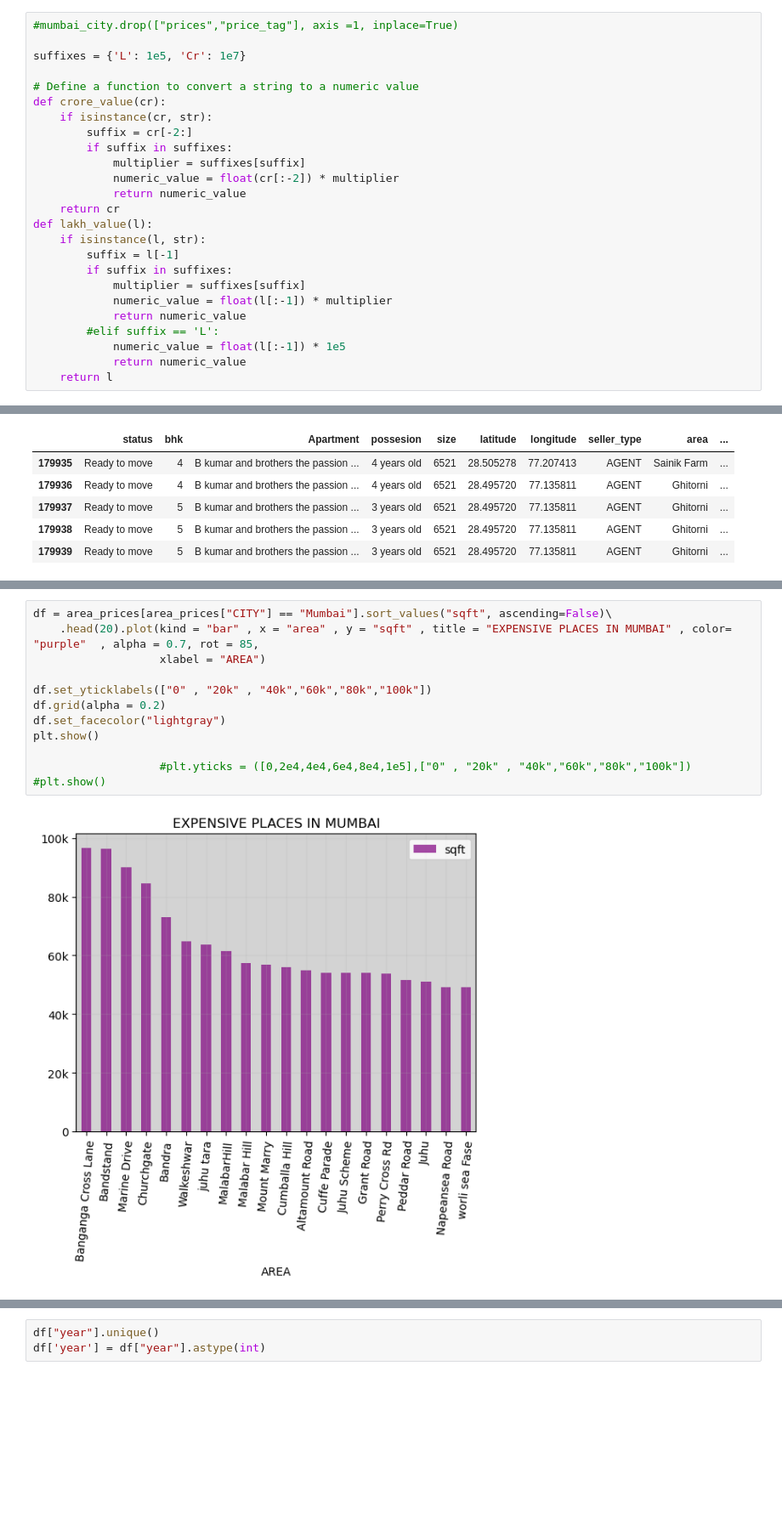
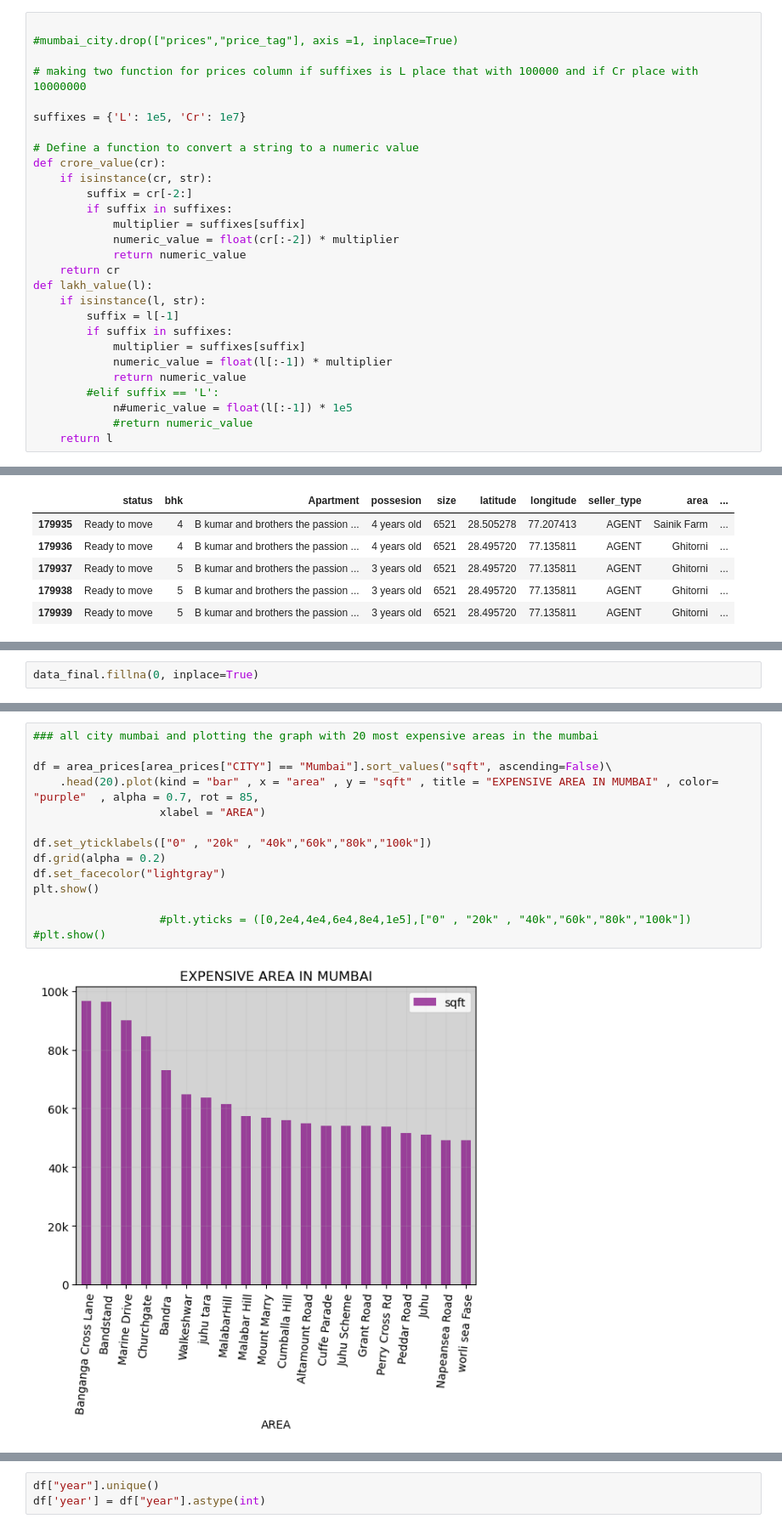
Before and after one commit to rishikeshwaghela/Python_ca2, a Jupyter notebook: final_ca2.ipynb, the cells around one changed output, grey strips where cells are left out. Shown at 85% size. Cells and saved outputs as stored; diff of their text form; blank space fills up the shorter version.

```diff
--- a/final_ca2.ipynb
+++ b/final_ca2.ipynb
@@ -84,5 +95,8 @@ delhi_city["PRICE"] = delhi_city["prices"].astype(str)+ delhi_city["price_tag"]"
 # %%
+
 #mumbai_city.drop(["prices","price_tag"], axis =1, inplace=True)
+
+# making two function for prices column if suffixes is L place that with 100000 and if Cr place with 10000000
 
 suffixes = {'L': 1e5, 'Cr': 1e7}
 
@@ -103,6 +117,6 @@ def lakh_value(l):
             numeric_value = float(l[:-1]) * multiplier
             return numeric_value
         #elif suffix == 'L':
-            numeric_value = float(l[:-1]) * 1e5
-            return numeric_value
+            n#umeric_value = float(l[:-1]) * 1e5
+            #return numeric_value
     return l
@@ -266,0 +242,2 @@ data_final.tail()
+# %%
+data_final.fillna(0, inplace=True)
@@ -320,14 +327,16 @@ area_prices["sqft"] = area_prices["sqft"].astype(int)
 # %%
+### all city mumbai and plotting the graph with 20 most expensive areas in the mumbai
+
 df = area_prices[area_prices["CITY"] == "Mumbai"].sort_values("sqft", ascending=False)\
-    .head(20).plot(kind = "bar" , x = "area" , y = "sqft" , title = "EXPENSIVE PLACES IN MUMBAI" , color= "purple"  , alpha = 0.7, rot = 85,
+    .head(20).plot(kind = "bar" , x = "area" , y = "sqft" , title = "EXPENSIVE AREA IN MUMBAI" , color= "purple"  , alpha = 0.7, rot = 85,
                    xlabel = "AREA")
 
 df.set_yticklabels(["0" , "20k" , "40k","60k","80k","100k"])
 df.grid(alpha = 0.2)
 df.set_facecolor("lightgray")
 plt.show()
 
                    #plt.yticks = ([0,2e4,4e4,6e4,8e4,1e5],["0" , "20k" , "40k","60k","80k","100k"])
 #plt.show()
 # %% [output]
-[figure, old version]
+[figure, new version]
```
Also changed, not shown: parts of 58 cells of this notebook, 4 other files.
